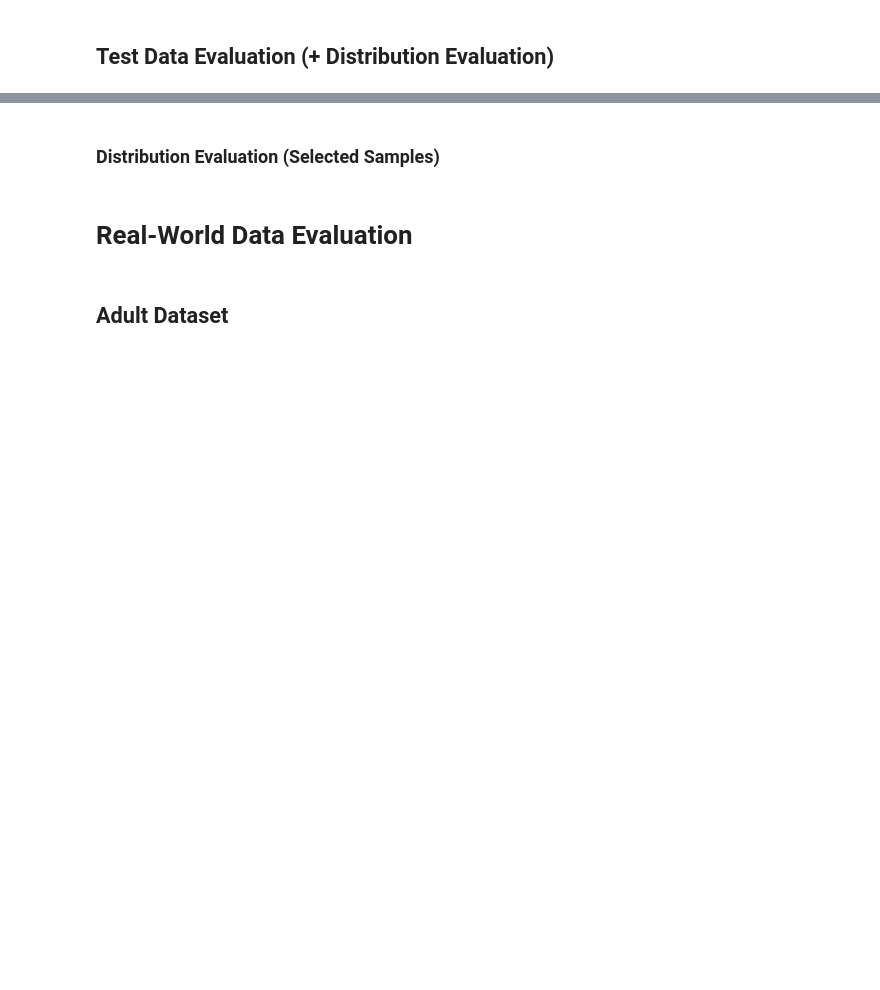
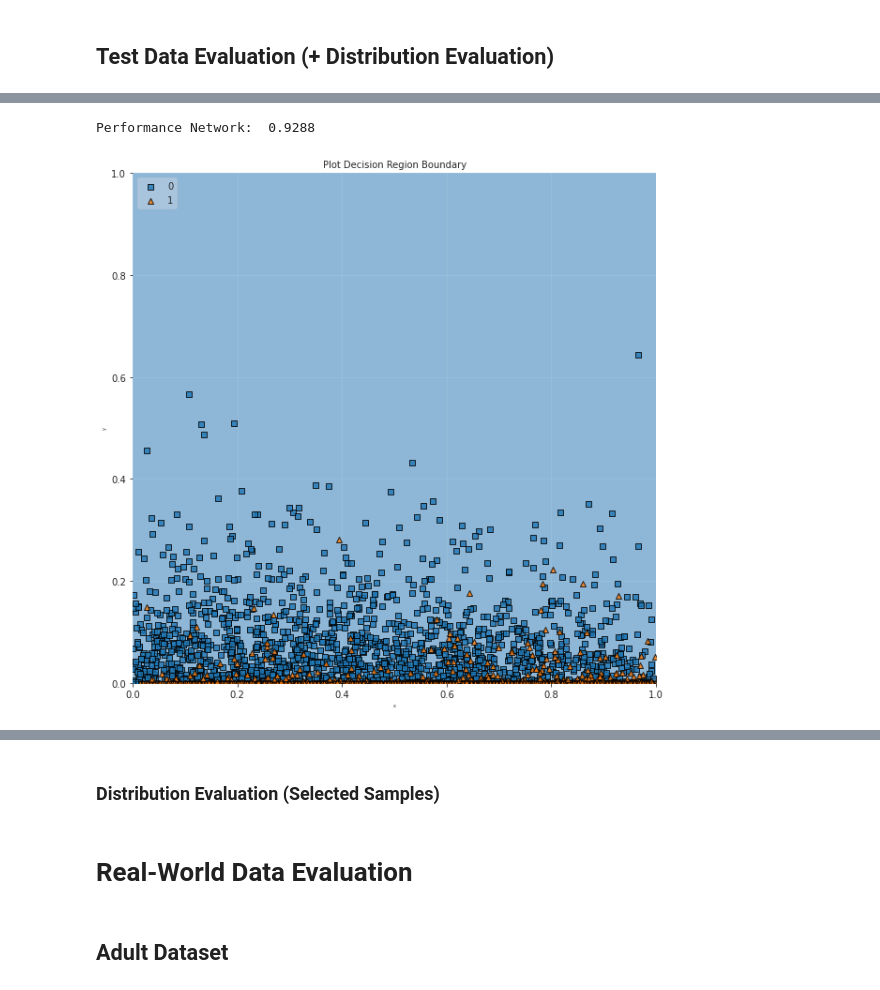
Before and after one commit to p-koenig/I-Nets-For-Logistic-Regression, a Jupyter notebook: 03_decision_trees/03_interpretation_net-n02-maxDist1-WORKING-Copy3.ipynb, the cells around one changed output, grey strips where cells are left out. Drawn from its saved outputs; the diff is of its cells as text; code cells hidden in the pictures; blank space fills up the shorter version.

Commit message:
visualization summarized

```diff
--- a/03_decision_trees/03_interpretation_net-n02-maxDist1-WORKING-Copy3.ipynb
+++ b/03_decision_trees/03_interpretation_net-n02-maxDist1-WORKING-Copy3.ipynb
@@ -730,0 +799,2 @@ index = 10
+# %%
+index = 19#14
@@ -731,39 +882,42 @@ index = 10
 # %%
-tree_feature_importance = dt_distilled_list_test[0][index][1]
+tree_feature_importance = DecisionTreeClassifier(max_depth=config['function_family']['maximum_depth'])#dt_distilled_list_test[0][index][1]
+tree_feature_importance.fit(data_dict_list_test[index]['X_train'], data_dict_list_test[index]['y_train'])
 
 feature_index = list(np.sort(np.argsort(tree_feature_importance.feature_importances_)[::-1][:2]))
 filler_features = list(np.sort(np.argsort(tree_feature_importance.feature_importances_)[::-1][2:]))
 
-#plot_decision_regions(X=X_train, y=y_train.ravel(), clf=model, legend=2)
 
 value=0.5
 width=0.5
 
 filler_feature_values = {}
 filler_feature_ranges = {}
 for feature in filler_features:
     filler_feature_values[feature] = value
     filler_feature_ranges[feature] = width
 
 network = network_parameters_to_network(shaped_network_parameters_to_array(test_network_list[index], config), config)
 
 data = data_dict_list_test[index]['X_valid']
 preds_network = np.round(network.predict(data))
 acc_network = accuracy_score(data_dict_list_test[index]['y_valid'], preds_network)
 print('Performance Network: ', acc_network)
 
 plt.figure(figsize=(10, 10))
 plot_decision_regions(X=data_dict_list_test[index]['X_train'],
                       y=data_dict_list_test[index]['y_train'].ravel(),
                       clf=network,
                       feature_index=feature_index,#[0,1],                        #these one will be plotted
                       filler_feature_values=filler_feature_values,#{2: value, 3:value},  #these will be ignored
                       filler_feature_ranges=filler_feature_ranges,#{2: width, 3: width},
                       legend=2)
 
 plt.xlim([0, 1])
 plt.ylim([0, 1])
 plt.xlabel("x", size=5)
 plt.ylabel("y", size=5)
 plt.title('Plot Decision Region Boundary', size=10)
 plt.show()
+# %% [output]
+Performance Network:  0.9288
+[figure, added]
```
Also changed, not shown: parts of 24 cells of this notebook, 9 other files.
